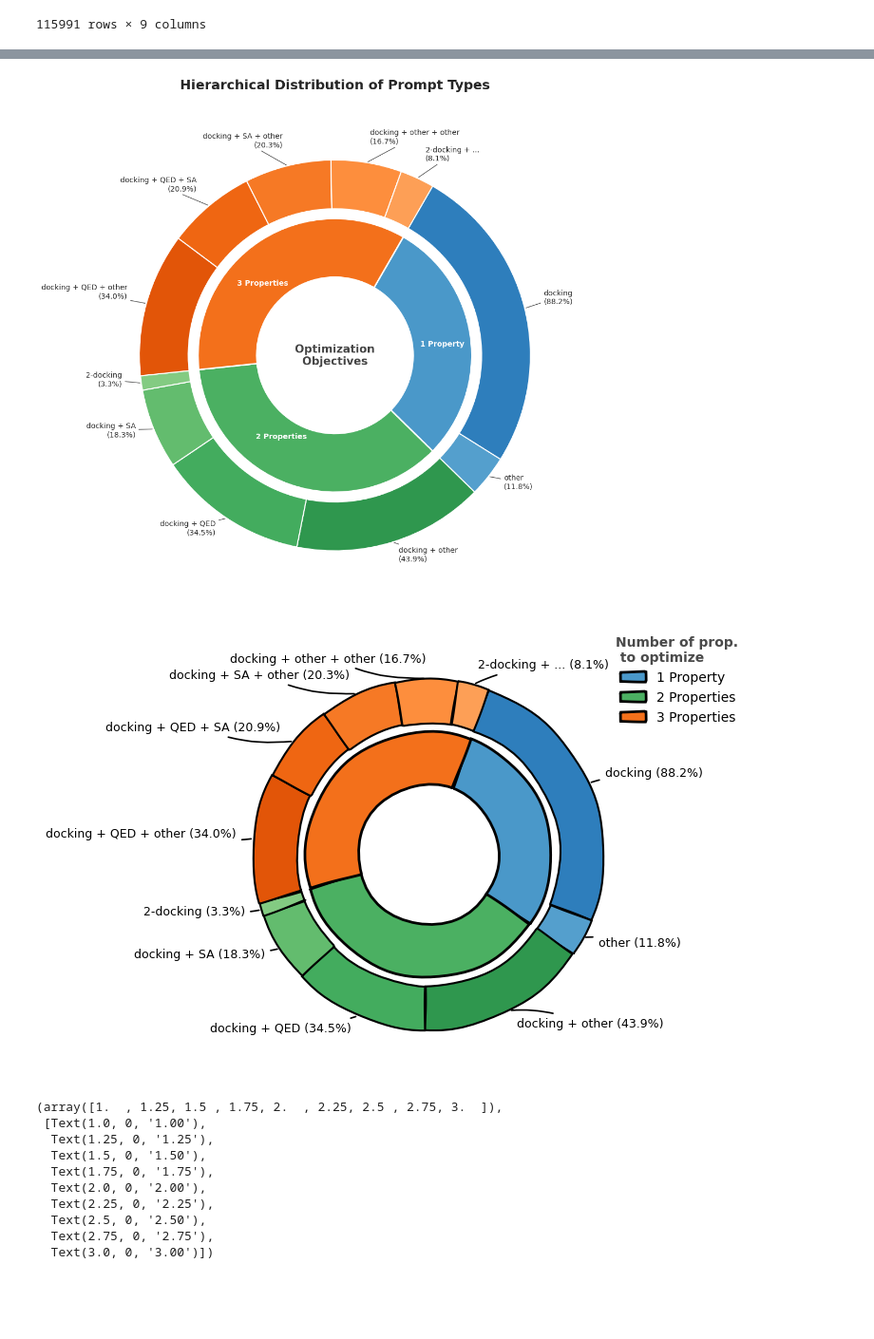
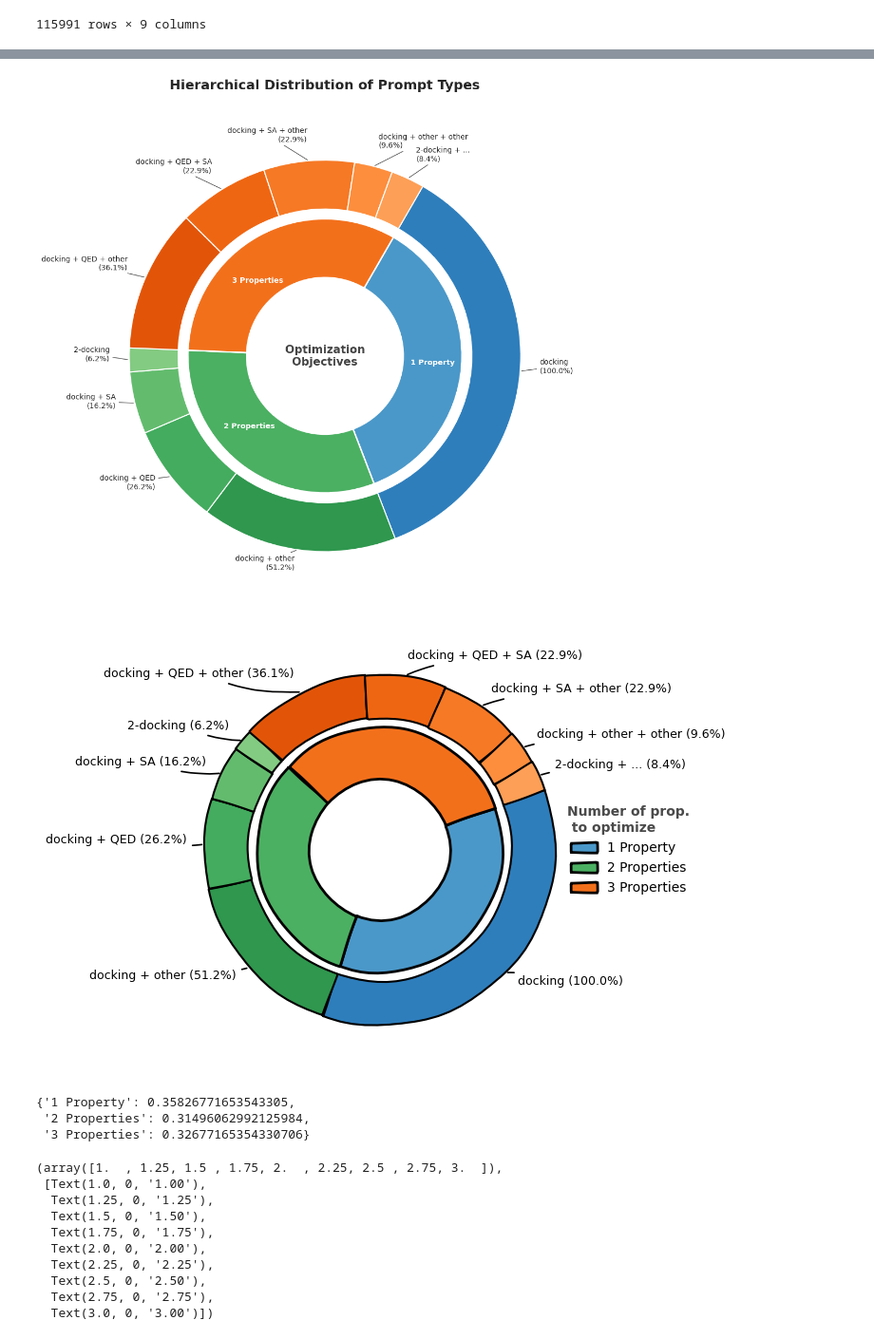
Before and after one commit to Fransou/MolGenDocking, a Jupyter notebook: notebooks/gen_dataset_analysis.ipynb, the cells around one changed output, grey strips where cells are left out. Shown: that part at 95% size. Drawn from its saved outputs; the diff is of its cells as text; code cells hidden in the pictures; blank space fills up the shorter version.

```diff
--- a/notebooks/gen_dataset_analysis.ipynb
+++ b/notebooks/gen_dataset_analysis.ipynb
@@ -441,7 +441,7 @@ df
 | 115990 | SA | below | 1.92 | 1931103906319 | 2 | 1 | train_prompts | False | ... |
 115991 rows × 9 columns
 # %%
-ks = ["test_prompts", "test_prompts_ood"]
+ks = ["test_prompts_ood"]
 df = pd.concat([get_df(data[k]) for k in ks]).reset_index(drop=True)
 palette = {
     "below": sns.color_palette("Paired", n_colors = 6)[0],
@@ -488,8 +488,8 @@ def reward_combinations(sub_df):
         raise ValueError(all_rewards)
     return out[:-3]
 # %%
-ks = ["test_prompts", "test_prompts_ood"]
-df = pd.concat([get_df(data[k]) for k in ks]).reset_index(drop=True)
+ks = ["test_prompts_ood"]
+df = pd.concat([get_df(data[k]) for k in ks]).reset_index(drop=True).iloc[:500]
 
 df_ragg = df.groupby(["prompt_id", "n_props"]).apply(reward_combinations).to_frame().rename(columns={0:"p"})
 df_ragg = df_ragg.groupby("n_props").p.value_counts()/df_ragg.groupby("n_props").p.count()
@@ -499,6 +499,8 @@ df_ragg = df_ragg.rename(
         "p": "type", 0: "proportion"
     }
 )
+# %%
+proportions_n_props = df.groupby("n_props").prompt_id.nunique() / df.groupby("n_props").prompt_id.nunique().sum()
 # %%
 import matplotlib.pyplot as plt
 import pandas as pd
@@ -510,9 +512,9 @@ df_csv = df_ragg
 # Calculate inner proportions (Replace this with your original df.groupby logic if needed)
 # Here I use placeholder values matching your draft
 inner_proportions = {
-    '1 Property': 0.29,
-    '2 Properties': 0.36,
-    '3 Properties': 0.35
+    '1 Property': proportions_n_props[1],
+    '2 Properties': proportions_n_props[2],
+    '3 Properties': proportions_n_props[3]
 }
 
 # 2. COLOR PALETTE DEFINITION
@@ -590,7 +592,7 @@ ax.set(aspect="equal")
 plt.savefig('nested_donut_final.png', bbox_inches='tight')
 plt.show()
 # %% [output]
-[figure, old version]
+[figure, new version]
 # %%
 import matplotlib.pyplot as plt
 import pandas as pd
@@ -600,8 +602,11 @@ import numpy as np
 df_csv = df_ragg
 
 # Proportions (Replace with your actual 'props' calculation)
-inner_proportions = {'1 Property': 0.29, '2 Properties': 0.36, '3 Properties': 0.35}
-
+inner_proportions = {
+    '1 Property': proportions_n_props[1],
+    '2 Properties': proportions_n_props[2],
+    '3 Properties': proportions_n_props[3]
+}
 # 2. Setup Plotting Parameters
 cmaps = [plt.cm.Blues, plt.cm.Greens, plt.cm.Oranges]
 inner_colors = [cmaps[0](0.6), cmaps[1](0.6), cmaps[2](0.6)]
@@ -624,7 +629,7 @@ fig, ax = plt.subplots(figsize=(6, 6), facecolor='none')
 # 4. Draw Rings
 # Outer Ring
 wedges_out, _ = ax.pie(outer_sizes, radius=1.0, colors=outer_colors,
-                       startangle=70, counterclock=False,
+                       startangle=20, counterclock=False,
                        wedgeprops=dict(width=0.25, edgecolor='black', linewidth=1.5))
 
 # Inner Ring
@@ -632,7 +637,7 @@ inner_rad, inner_w = 0.7, 0.3
 inner_label_pos = (inner_rad - inner_w/2) / inner_rad * 0.8
 wedges_in, texts_in = ax.pie(list(inner_proportions.values()),
                              radius=inner_rad, colors=inner_colors,
-                             startangle=70, counterclock=False,
+                             startangle=20, counterclock=False,
                              labeldistance=inner_label_pos,
                              textprops={'color': 'black', 'weight': 'bold', 'fontsize': 11},
                              wedgeprops=dict(width=inner_w, edgecolor='black', linewidth=2))
@@ -648,35 +653,41 @@ for i, p in enumerate(outer_sizes):
         y, x = np.sin(np.deg2rad(ang)), np.cos(np.deg2rad(ang))
         ha = "left" if x > 0 else "right"
 
         ann = ax.annotate(f"{outer_labels[i]} ({outer_relative_pct[i]:.1f}%)",
                           color="black",
                           xy=(x, y), xytext=(1.1*x, 1.1*y),
                           horizontalalignment=ha, fontsize=9,
                           arrowprops=dict(arrowstyle="-", color="black",
                                           connectionstyle="arc3,rad=0.1", linewidth=1.2))
         ann.arrow_patch.set_sketch_params(*sketch_style)
 
 ax.set(aspect="equal")
 
 leg = ax.legend(wedges_in, inner_proportions.keys(),
                 title="Number of prop.\n to optimize",
                 loc="center left",
-                bbox_to_anchor=(.9, 0.9), # Positions it to the right of the plot
+                bbox_to_anchor=(.9, 0.5), # Positions it to the right of the plot
                 labelcolor='black',  # Sets all text to black
                 fontsize=10, title_fontsize=10,
                 frameon=False)
 leg.get_title().set_color('#4A4A4A')  # A nice dark grey
 leg.get_title().set_weight('bold')
 
 # 2. Make the legend boxes "sloppy" to match the plot
 # for patch in leg.get_patches():
 #     patch.set_sketch_params(*sketch_style)
 
 # Save with transparent background
 plt.savefig('../-Philippe-MolGenDocking/Figures/generation_data/donut_dataset.pdf', bbox_inches='tight')
 plt.show()
 # %% [output]
-[figure, old version]
+[figure, new version]
+# %%
+inner_proportions
+# %% [output]
+{'1 Property': 0.35826771653543305,
+ '2 Properties': 0.31496062992125984,
+ '3 Properties': 0.32677165354330706}
 # %%
 sns.histplot(df, hue="reward_type", x="n_props", alpha=1, multiple="fill", palette=sns.color_palette("colorblind"))
 plt.xticks(rotation=90)
```
Also changed, not shown: parts of 1 cell of this notebook, 2 other files.
